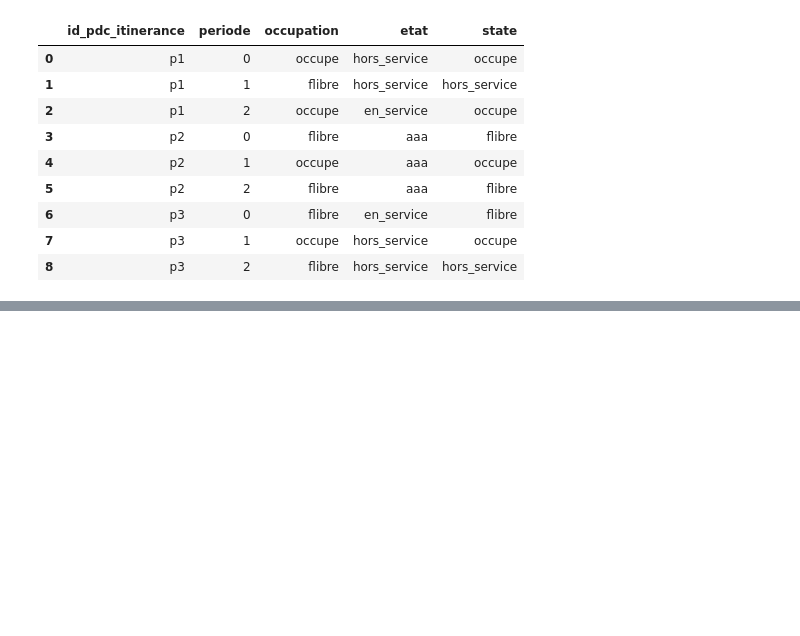
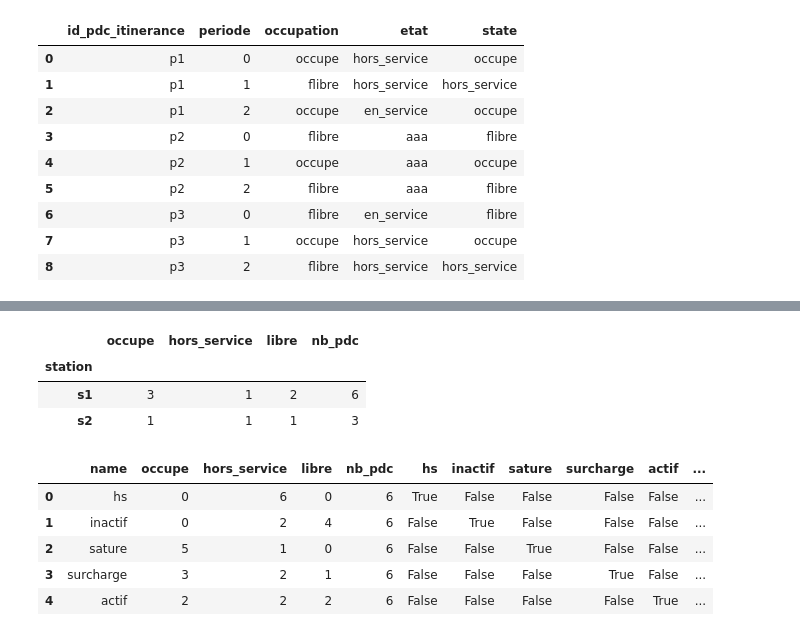
Before and after one commit to loco-labs/qualicharge-rtet, a Jupyter notebook: saturation/source/calcul_saturation.ipynb, the cells around one changed output, grey strips where cells are left out. Drawn from its saved outputs; the diff is of its cells as text; code cells hidden in the pictures; blank space fills up the shorter version.

```diff
--- a/saturation/source/calcul_saturation.ipynb
+++ b/saturation/source/calcul_saturation.ipynb
@@ -211,0 +240,29 @@ merged
+# %%
+grouped = merged[['station', 'occupe', 'hors_service', 'libre']].groupby('station').sum()
+grouped['nb_pdc'] = grouped['occupe'] + grouped['hors_service'] + grouped['libre']
+grouped
+# %% [output]
+|  | occupe | hors_service | libre | nb_pdc |
+| station |  |  |  |  |
+| s1 | 3 | 1 | 2 | 6 |
+| s2 | 1 | 1 | 1 | 3 |
+# %%
+test = pd.DataFrame({'name':         ['hs', 'inactif', 'sature', 'surcharge', 'actif'],
+                     'occupe':       [0, 0, 5, 3, 2],
+                     'hors_service': [6, 2, 1, 2, 2],
+                     'libre':        [0, 4, 0, 1, 2],
+                     'nb_pdc':       [6, 6, 6, 6, 6]})
+test['hs'] = (test['libre'] + test['occupe'] == 0) & (test['hors_service'] > 0)
+test['inactif'] = ~test['hs'] & (test['occupe'] == 0)
+test['sature'] = ~test['hs'] & ~test['inactif'] & (test['libre']/test['nb_pdc'] < 0.1)
+test['surcharge'] = ~test['hs'] & ~test['inactif'] & ~test['sature'] & (test['libre']/test['nb_pdc'] < 0.2)
+test['actif'] = ~test['hs'] & ~test['inactif'] & ~test['sature'] & ~test['surcharge']
+test['state'] = test['hs'] + test['inactif'] * 2 + test['actif'] * 3 + test['surcharge'] * 4 + test['sature'] * 5
+test
+# %% [output]
+|  | name | occupe | hors_service | libre | nb_pdc | hs | inactif | sature | surcharge | actif | ... |
+| 0 | hs | 0 | 6 | 0 | 6 | True | False | False | False | False | ... |
+| 1 | inactif | 0 | 2 | 4 | 6 | False | True | False | False | False | ... |
+| 2 | sature | 5 | 1 | 0 | 6 | False | False | True | False | False | ... |
+| 3 | surcharge | 3 | 2 | 1 | 6 | False | False | False | True | False | ... |
+| 4 | actif | 2 | 2 | 2 | 6 | False | False | False | False | True | ... |
```
Also changed, not shown: parts of 2 cells of this notebook.
